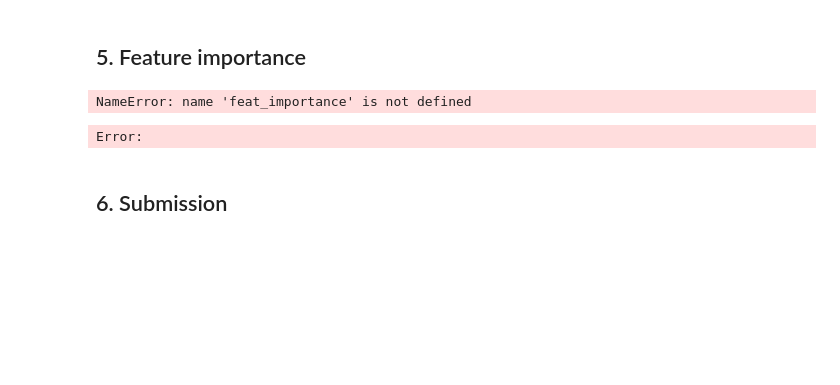
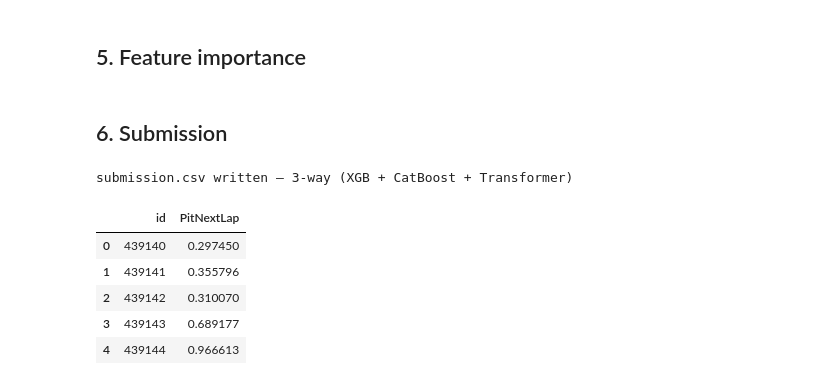
Before and after one commit to Propar2750/PitStop, a Jupyter notebook: training.ipynb, the cells around one changed output. Saved outputs shown, nothing was run; the diff lists cells and outputs as text; code cells hidden in the pictures; blank space fills up the shorter version.

```diff
--- a/training.ipynb
+++ b/training.ipynb
@@ -108,19 +108,12 @@ Stub — drop/repair invalid rows, handle missing values, fix dtypes. Preserve `
 # %%
 # =============================================================
-# DATA CLEANING (stub)
+# DATA CLEANING — none. Only minimal dtype coercions used downstream.
 # =============================================================
-# TODO: fill in. Candidates:
-#   - drop rows with NaN in critical columns (LapTime, TyreLife, Position)
-#   - clip outliers in LapTime_Delta / Cumulative_Degradation
-#   - coerce dtypes (Year:int, Stint:int)
-#   - drop Pre-Season Testing rows if they hurt CV
+if 'Year' in train.columns:
+    train['Year'] = train['Year'].astype('int32')
+    test['Year']  = test['Year'].astype('int32')
+if 'Stint' in train.columns:
+    train['Stint'] = pd.to_numeric(train['Stint'], errors='coerce').astype('Int32')
+    test['Stint']  = pd.to_numeric(test['Stint'],  errors='coerce').astype('Int32')
 
-def clean(df: pd.DataFrame) -> pd.DataFrame:
-
-    df = df.copy()
-    return df
-
-train = clean(train)
-test  = clean(test)
-
-print('after clean — train:', train.shape, '| test:', test.shape)
+print('train shape:', train.shape, '| test shape:', test.shape)
@@ -523,15 +632,32 @@ print('\nsubmission.csv saved')
 # %% [markdown]
 ## 5. Feature importance
 # %%
-imp = feat_importance.mean(axis=1).sort_values(ascending=True)
-plt.figure(figsize=(8, max(4, len(imp) * 0.25))); imp.plot.barh(); plt.title('Mean gain importance'); plt.tight_layout(); plt.show()
+# Feature importance is not computed in the T35/T43 setup
+# (matches scripts/trial35.py and scripts/trial43.py — neither dumps importances).
+# This cell is intentionally a no-op; left as a placeholder.
+pass
-# %% [output]
-NameError: name 'feat_importance' is not defined
-Error:
 # %% [markdown]
 ## 6. Submission
 # %%
+# Final submission = T43 3-way rank-average (XGB + CatBoost + Transformer).
+# Falls back to XGB+CB rank-average if the transformer cell hasn't been run.
+try:
+    final_test = test_3way
+    blend_name = '3-way (XGB + CatBoost + Transformer)'
+except NameError:
+    final_test = test_ensemble
+    blend_name = '2-way (XGB + CatBoost)'
+
 submission = sample_submission.copy()
-submission[TARGET] = test_ensemble
+submission[TARGET] = final_test
 submission.to_csv('submission.csv', index=False)
+print(f'submission.csv written — {blend_name}')
 submission.head()
+# %% [output]
+submission.csv written — 3-way (XGB + CatBoost + Transformer)
+|  | id | PitNextLap |
+| 0 | 439140 | 0.297450 |
+| 1 | 439141 | 0.355796 |
+| 2 | 439142 | 0.310070 |
+| 3 | 439143 | 0.689177 |
+| 4 | 439144 | 0.966613 |
```
Also changed, not shown: parts of 9 cells of this notebook.
